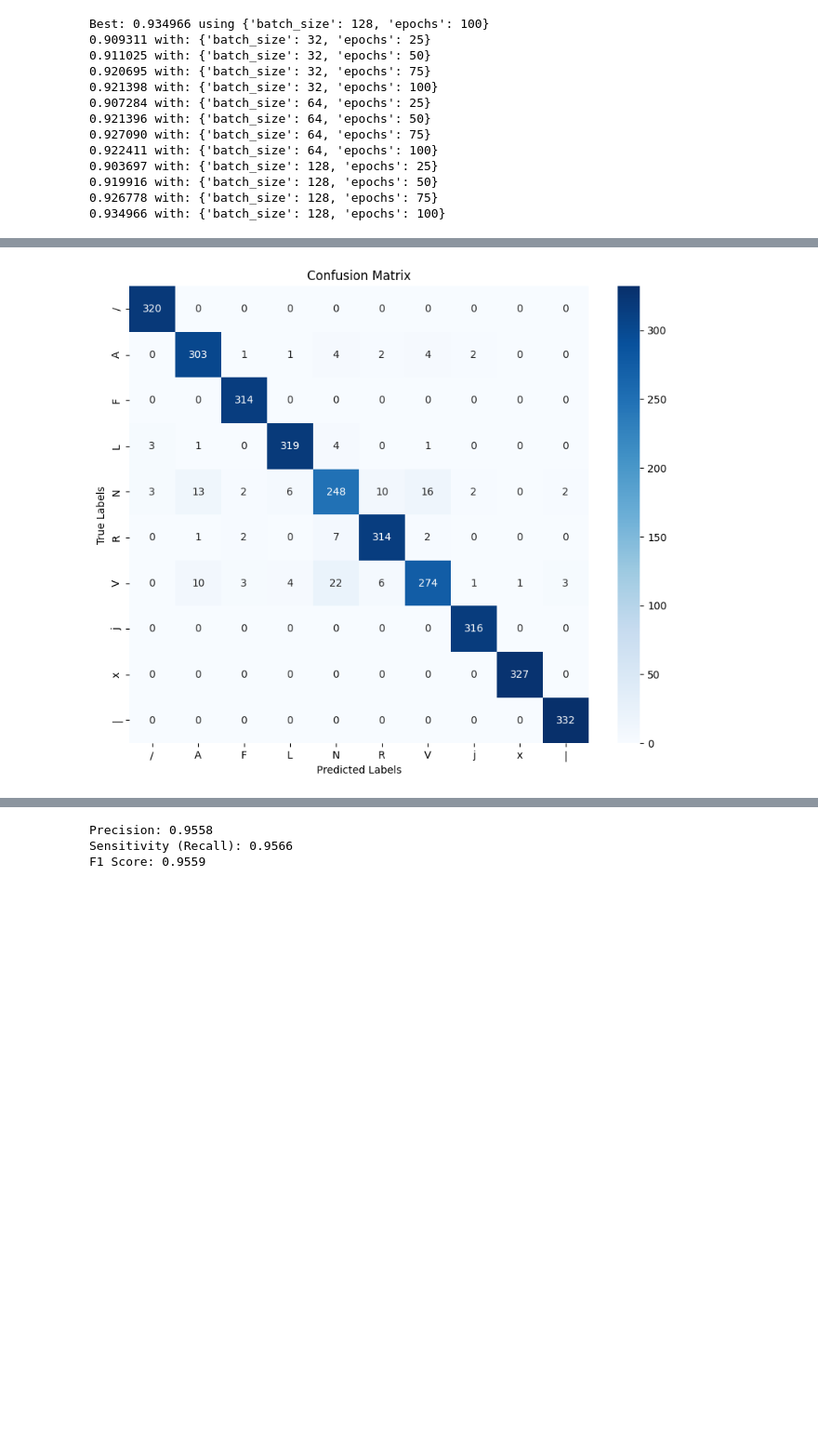
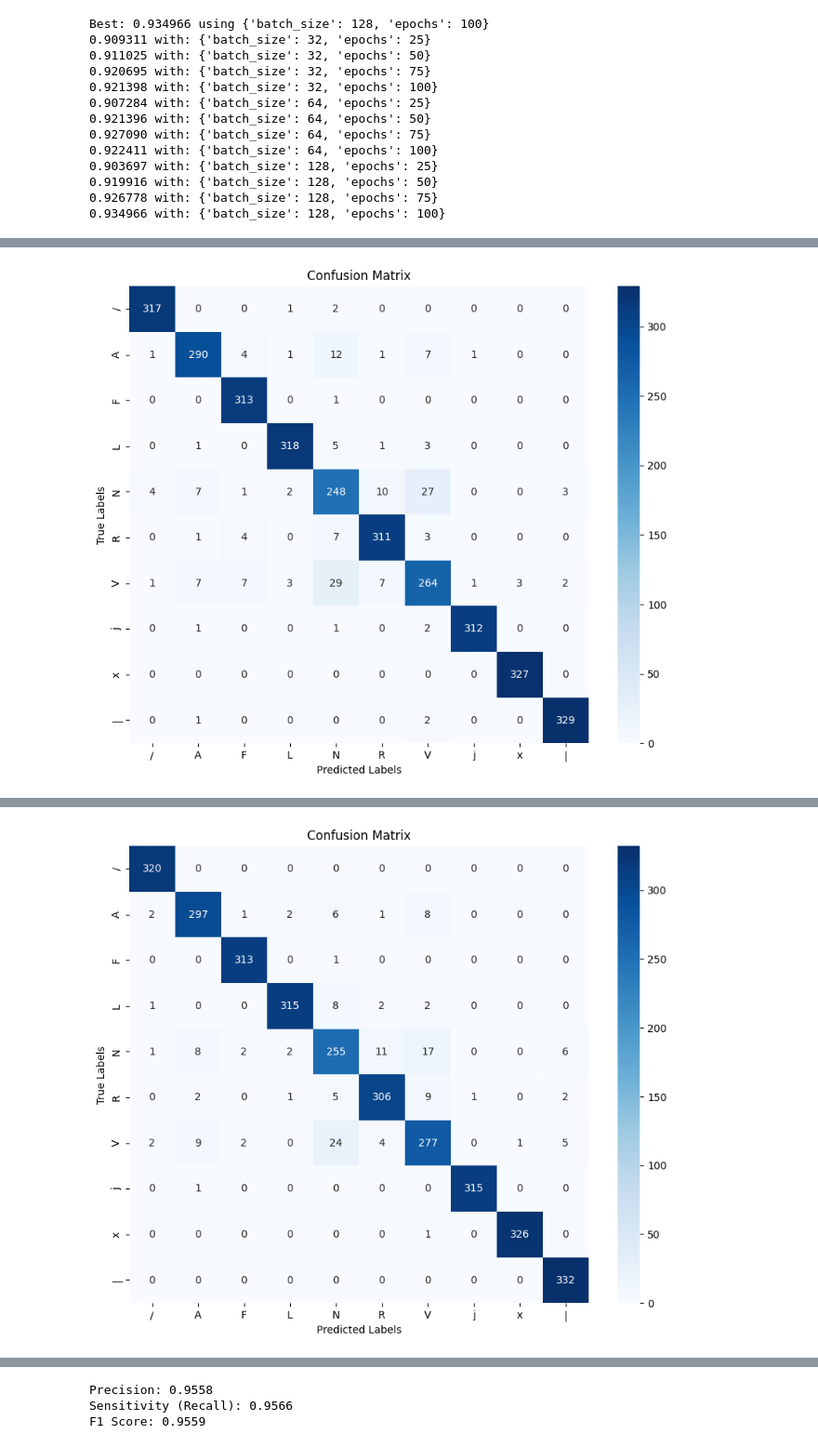
Before and after one commit to macreai/Arrhytmia-Detection-Explainable, a Jupyter notebook: python_TA/classification.ipynb, the cells around one changed output, grey strips where cells are left out. Shown at 93% size. Cells and saved outputs as stored; diff of their text form; code cells hidden in the pictures; blank space fills up the shorter version.

```diff
--- a/python_TA/classification.ipynb
+++ b/python_TA/classification.ipynb
@@ -241,6 +241,18 @@ Index(['AVG PR', 'AVG QRS', 'AVG QT', 'AVG RR', 'Kurtosis PR', 'Kurtosis QRS',
 16030 rows × 10 columns
 # %%
 X_train, X_test, y_train, y_test = train_test_split(X_resampling, y_resampling, test_size=0.2, random_state=42)
+# %%
+with open("C:\\Users\\Administrator\\Documents\\my TA model\\X_train.pkl", "wb") as f:
+    pickle.dump(X_train, f)
+
+with open("C:\\Users\\Administrator\\Documents\\my TA model\\X_test.pkl", "wb") as f:
+    pickle.dump(X_test, f)
+
+with open("C:\\Users\\Administrator\\Documents\\my TA model\\y_train.pkl", "wb") as f:
+    pickle.dump(y_train, f)
+
+with open("C:\\Users\\Administrator\\Documents\\my TA model\\y_test.pkl", "wb") as f:
+    pickle.dump(y_test, f)
 # %% [markdown]
 Classification Phase
 # %%
@@ -1251,25 +1327,39 @@ Validation Accuracy: 0.9442277550697327
 # %%
-y_pred = cnn_attention_gru_tuning[4].predict(X_test)
-y_pred_classes = y_pred.argmax(axis=-1)
+for i in range(5):
+    print("model number: ", 1+i)
+    y_pred = cnn_attention_gru_tuning[i].predict(X_test)
+    y_pred_classes = y_pred.argmax(axis=-1)
 
-# Menghitung dan mencetak akurasi
-accuracy = accuracy_score(y_test, y_pred_classes)
-print(f'Accuracy: {accuracy:.4f}')
+    # Menghitung dan mencetak akurasi
+    accuracy = accuracy_score(y_test, y_pred_classes)
+    print(f'Accuracy: {accuracy:.4f}')
 
-# Menghitung dan mencetak confusion matrix
-conf_matrix = confusion_matrix(y_test, y_pred_classes)
-print('Confusion Matrix:')
-print(conf_matrix)
+    # Menghitung dan mencetak precision
+    precision = precision_score(y_test, y_pred_classes, average='weighted')
+    print(f'Precision: {precision:.4f}')
 
-# Menghitung dan mencetak classification report
-class_report = classification_report(y_test, y_pred_classes)
-print('Classification Report:')
-print(class_report)
+    # Menghitung dan mencetak sensitivity (recall)
+    sensitivity = recall_score(y_test, y_pred_classes, average='weighted')
+    print(f'Sensitivity (Recall): {sensitivity:.4f}')
 
-plt.figure(figsize=(10, 8))
-sns.heatmap(conf_matrix, annot=True, fmt='d', cmap='Blues', xticklabels=class_labels, yticklabels=class_labels)
-plt.xlabel('Predicted Labels')
-plt.ylabel('True Labels')
-plt.title('Confusion Matrix')
-plt.show()
+    # Menghitung dan mencetak F1 Score
+    f1 = f1_score(y_test, y_pred_classes, average='weighted')
+    print(f'F1 Score: {f1:.4f}')
+
+    # Menghitung dan mencetak confusion matrix
+    conf_matrix = confusion_matrix(y_test, y_pred_classes)
+    print('Confusion Matrix:')
+    print(conf_matrix)
+
+    # Menghitung dan mencetak classification report
+    class_report = classification_report(y_test, y_pred_classes)
+    print('Classification Report:')
+    print(class_report)
+
+    plt.figure(figsize=(10, 8))
+    sns.heatmap(conf_matrix, annot=True, fmt='d', cmap='Blues', xticklabels=class_labels, yticklabels=class_labels)
+    plt.xlabel('Predicted Labels')
+    plt.ylabel('True Labels')
+    plt.title('Confusion Matrix')
+    plt.show()
 # %% [output]
@@ -1293 +1383 @@ weighted avg       0.96      0.96      0.96      3206
-[figure, old version]
+[figure, new version]
@@ -1293,0 +1401 @@ weighted avg       0.96      0.96      0.96      3206
+[figure, added]
```
Also changed, not shown: parts of 9 cells of this notebook, 3 other files.
